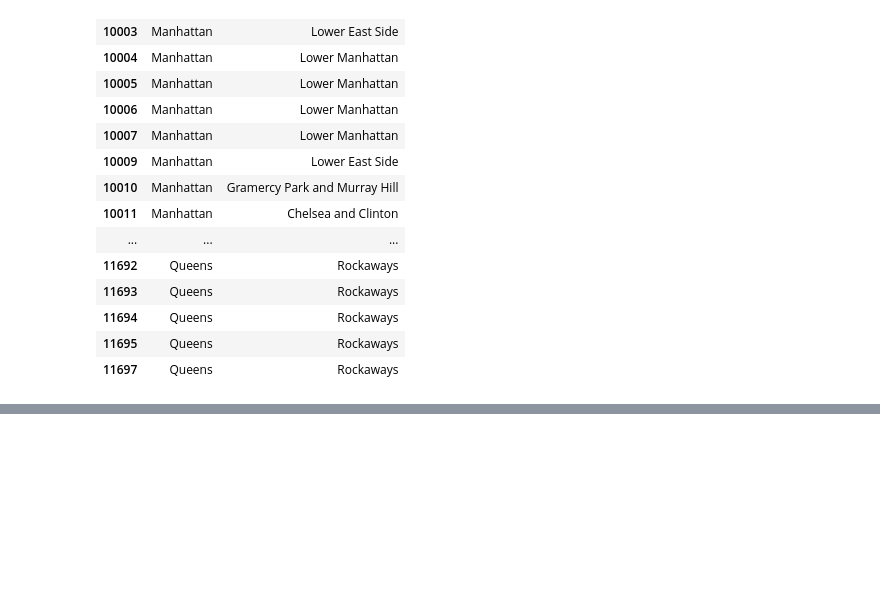
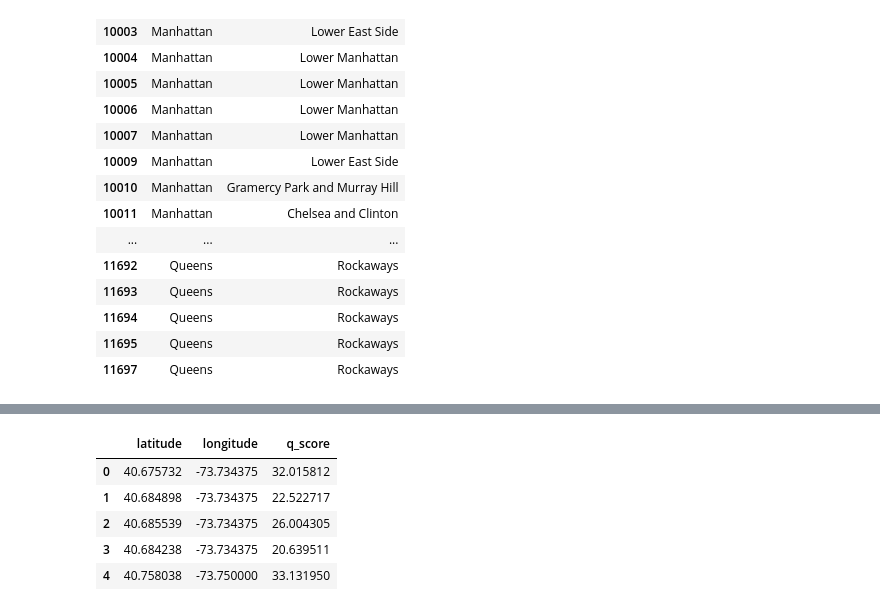
Before and after one commit to nikitasingh981/smartcitieshack-d3, a Jupyter notebook: EDA-nk.ipynb, the cells around one changed output, grey strips where cells are left out. Saved outputs shown, nothing was run; the diff lists cells and outputs as text; code cells hidden in the pictures; blank space fills up the shorter version.

```diff
--- a/EDA-nk.ipynb
+++ b/EDA-nk.ipynb
@@ -65,0 +108,10 @@ neighborhoods_by_zip
+# %%
+mit_ss=geopandas.GeoDataFrame(mit_ss)
+mit_ss.head()
+# %% [output]
+|  | latitude | longitude | q_score |
+| 0 | 40.675732 | -73.734375 | 32.015812 |
+| 1 | 40.684898 | -73.734375 | 22.522717 |
+| 2 | 40.685539 | -73.734375 | 26.004305 |
+| 3 | 40.684238 | -73.734375 | 20.639511 |
+| 4 | 40.758038 | -73.750000 | 33.131950 |
```
Also changed, not shown: parts of 12 cells of this notebook.
